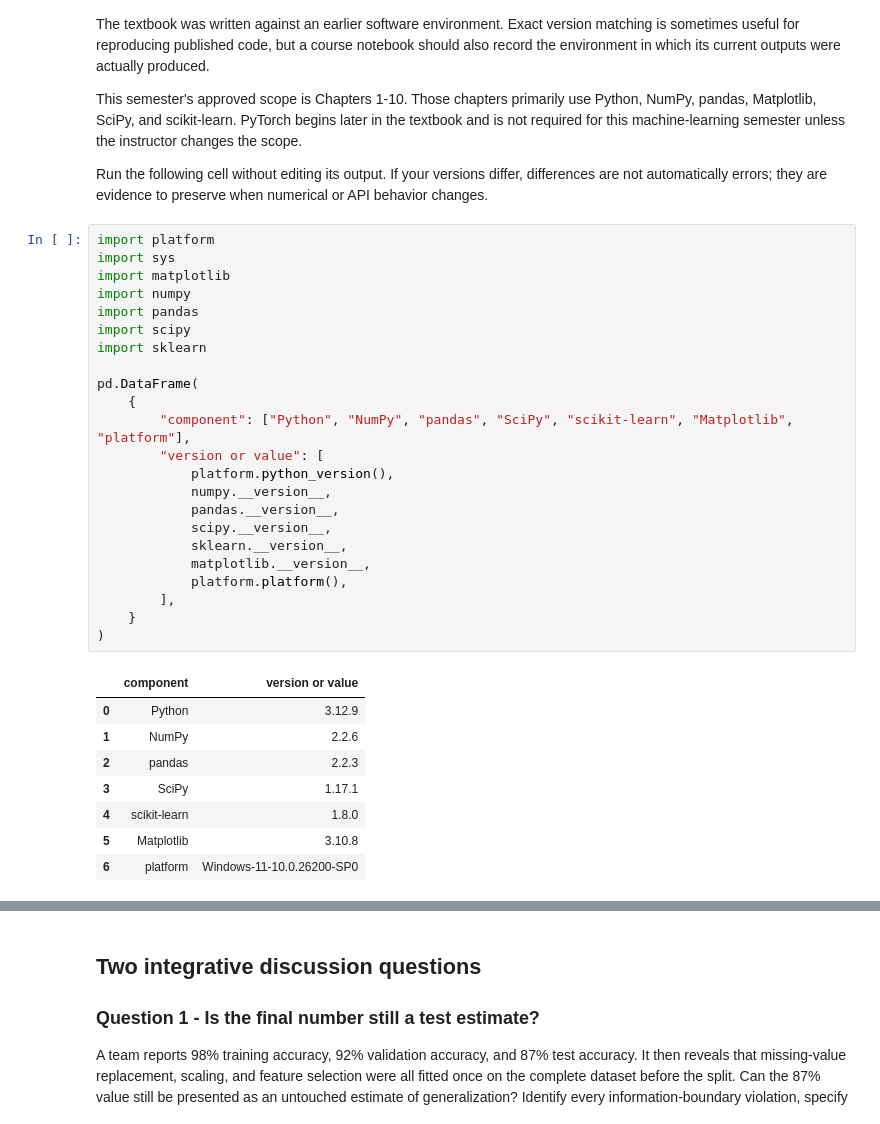
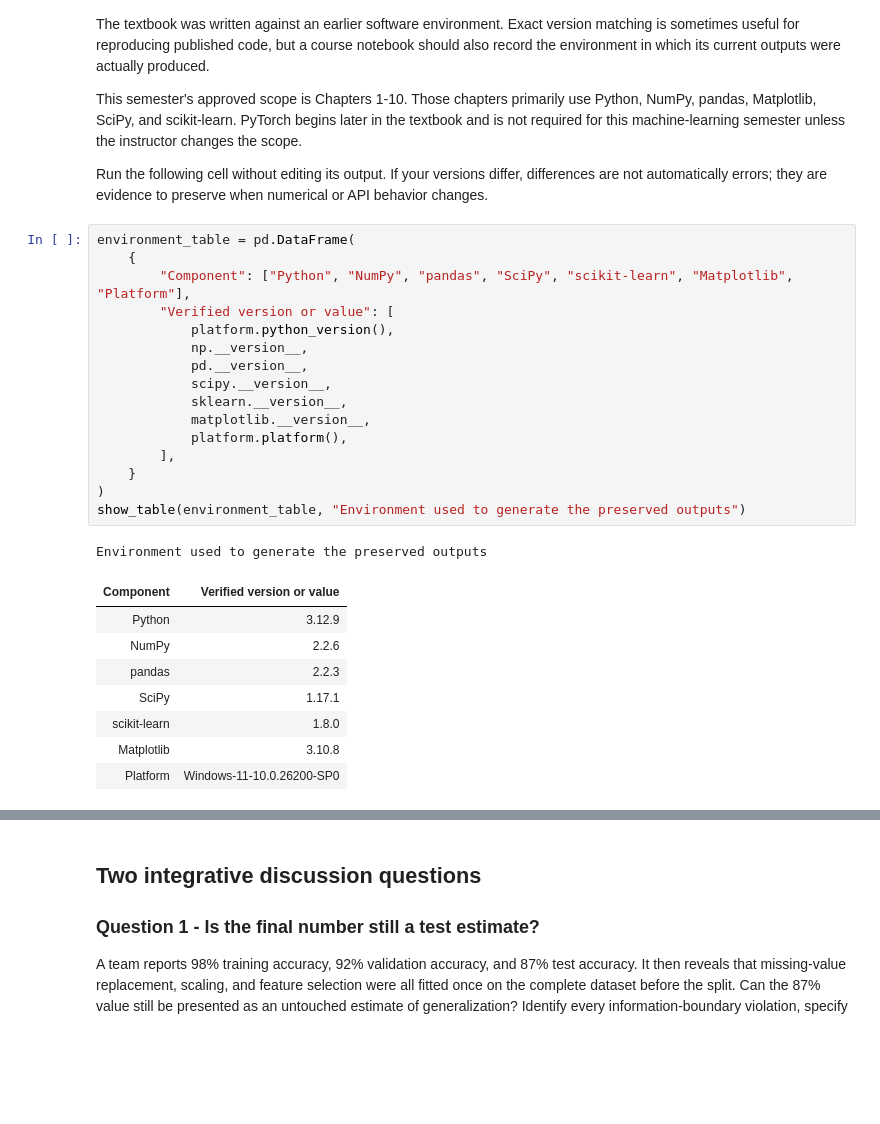
Before and after one commit to KennethWYLee/ML, a Jupyter notebook: course/ch01main.ipynb, the cells around one changed output, grey strips where cells are left out. Cells and saved outputs as stored; diff of their text form; blank space fills up the shorter version.

Commit message:
Expand Chapter 1 visual learning materials

```diff
--- a/course/ch01main.ipynb
+++ b/course/ch01main.ipynb
@@ -854,35 +1281,29 @@ This semester's approved scope is Chapters 1-10. Those chapters primarily use Py
 
 Run the following cell without editing its output. If your versions differ, differences are not automatically errors; they are evidence to preserve when numerical or API behavior changes.
 # %%
-import platform
-import sys
-import matplotlib
-import numpy
-import pandas
-import scipy
-import sklearn
-
-pd.DataFrame(
+environment_table = pd.DataFrame(
     {
-        "component": ["Python", "NumPy", "pandas", "SciPy", "scikit-learn", "Matplotlib", "platform"],
-        "version or value": [
+        "Component": ["Python", "NumPy", "pandas", "SciPy", "scikit-learn", "Matplotlib", "Platform"],
+        "Verified version or value": [
             platform.python_version(),
-            numpy.__version__,
-            pandas.__version__,
+            np.__version__,
+            pd.__version__,
             scipy.__version__,
             sklearn.__version__,
             matplotlib.__version__,
             platform.platform(),
         ],
     }
 )
+show_table(environment_table, "Environment used to generate the preserved outputs")
 # %% [output]
+Environment used to generate the preserved outputs
-|  | component | version or value |
-| 0 | Python | 3.12.9 |
-| 1 | NumPy | 2.2.6 |
-| 2 | pandas | 2.2.3 |
-| 3 | SciPy | 1.17.1 |
-| 4 | scikit-learn | 1.8.0 |
-| 5 | Matplotlib | 3.10.8 |
-| 6 | platform | Windows-11-10.0.26200-SP0 |
+| Component | Verified version or value |
+| Python | 3.12.9 |
+| NumPy | 2.2.6 |
+| pandas | 2.2.3 |
+| SciPy | 1.17.1 |
+| scikit-learn | 1.8.0 |
+| Matplotlib | 3.10.8 |
+| Platform | Windows-11-10.0.26200-SP0 |
 # %% [markdown]
```
Also changed, not shown: parts of 72 cells of this notebook.
